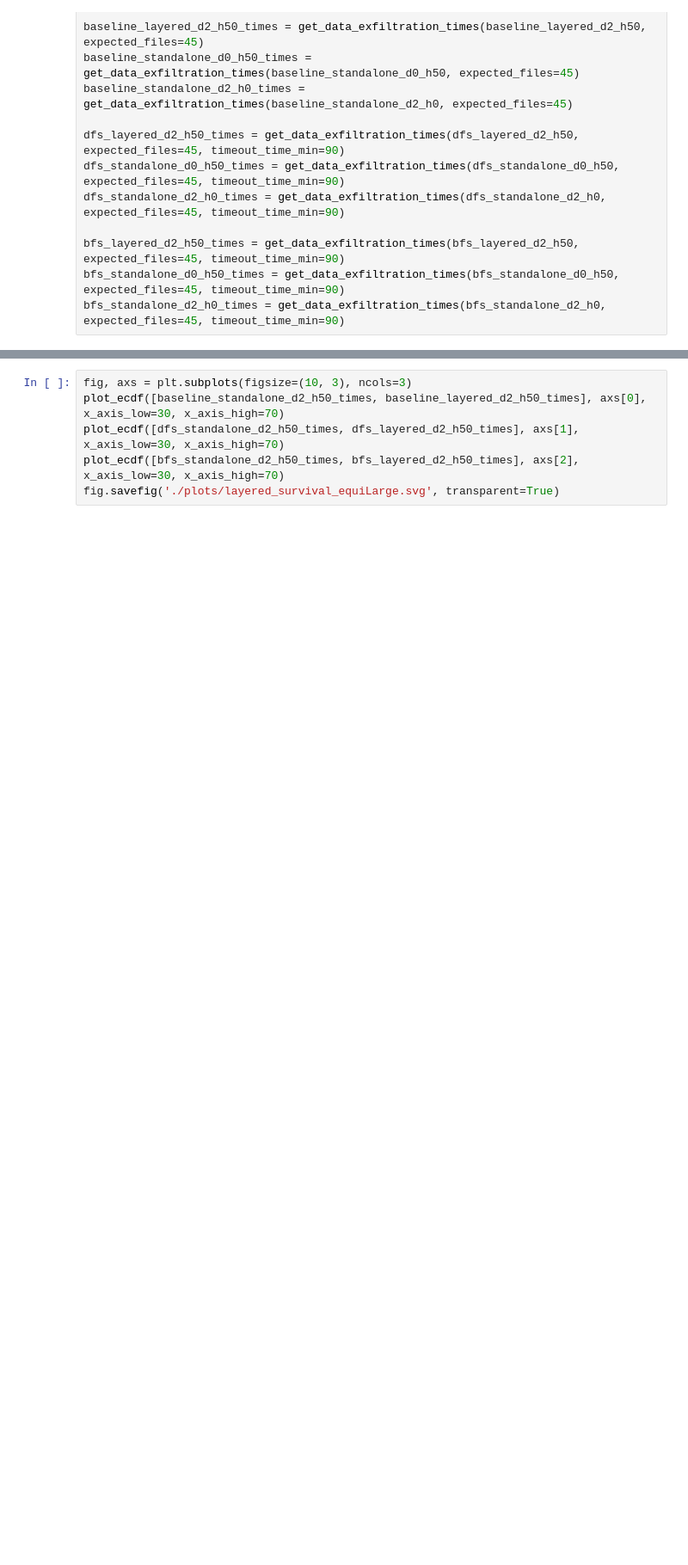
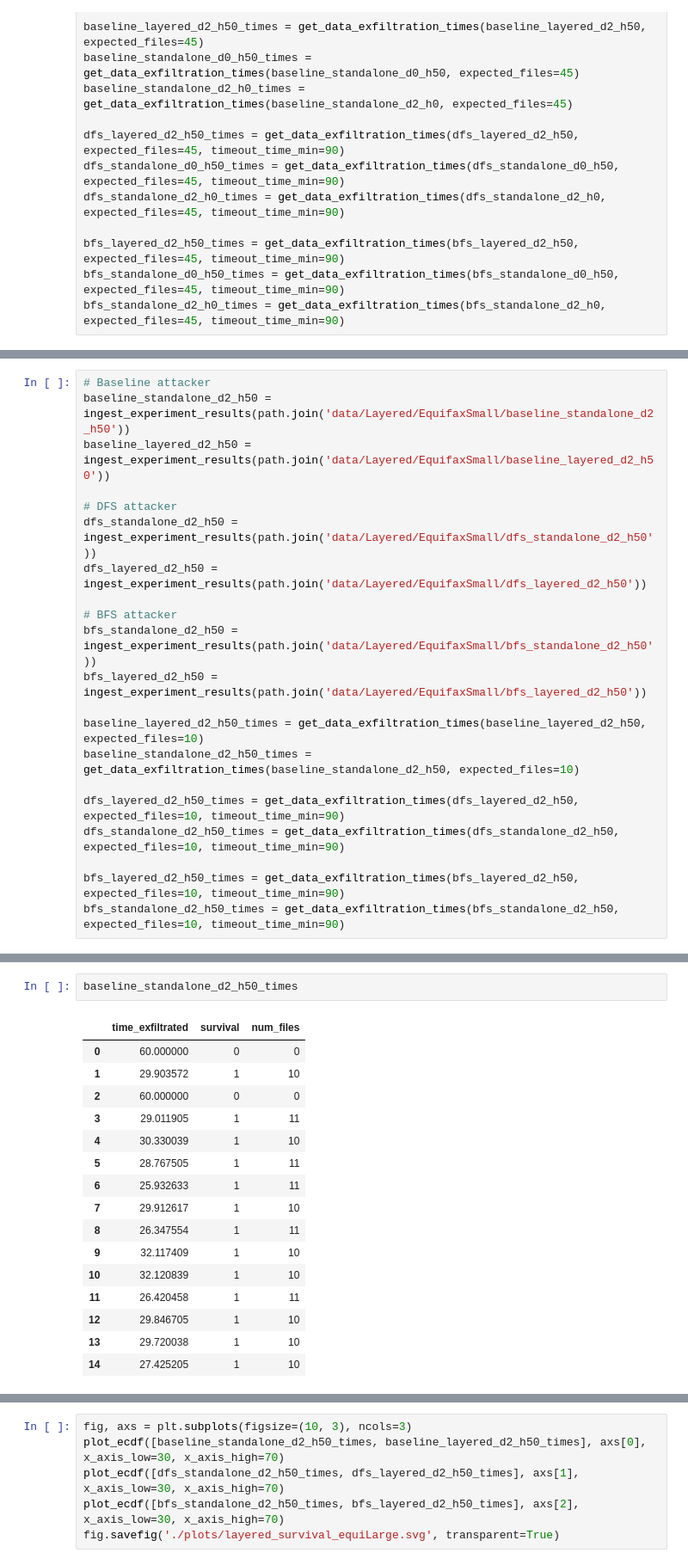
Before and after one commit to bsinger-cmu/perry, a Jupyter notebook: data_analysis/layered.ipynb, the cells around one changed output, grey strips where cells are left out. Shown at 86% size. Saved outputs shown, nothing was run; the diff lists cells and outputs as text; blank space fills up the shorter version.

```diff
--- a/data_analysis/layered.ipynb
+++ b/data_analysis/layered.ipynb
@@ -156,3 +156,24 @@ plot_survival([bfs_standalone_d2_h0_times, bfs_standalone_d0_h50_times, bfs_laye
 fig.savefig('./plots/layered_survival_equiLarge.svg', transparent=True)
 # %% [output]
 [drawing not drawn]
+# %%
+# Baseline attacker
+baseline_standalone_d2_h50 = ingest_experiment_results(path.join('data/Layered/EquifaxSmall/baseline_standalone_d2_h50'))
+baseline_layered_d2_h50 = ingest_experiment_results(path.join('data/Layered/EquifaxSmall/baseline_layered_d2_h50'))
+
+# DFS attacker
+dfs_standalone_d2_h50 = ingest_experiment_results(path.join('data/Layered/EquifaxSmall/dfs_standalone_d2_h50'))
+dfs_layered_d2_h50 = ingest_experiment_results(path.join('data/Layered/EquifaxSmall/dfs_layered_d2_h50'))
+
+# BFS attacker
+bfs_standalone_d2_h50 = ingest_experiment_results(path.join('data/Layered/EquifaxSmall/bfs_standalone_d2_h50'))
+bfs_layered_d2_h50 = ingest_experiment_results(path.join('data/Layered/EquifaxSmall/bfs_layered_d2_h50'))
+
+baseline_layered_d2_h50_times = get_data_exfiltration_times(baseline_layered_d2_h50, expected_files=10)
+baseline_standalone_d2_h50_times = get_data_exfiltration_times(baseline_standalone_d2_h50, expected_files=10)
+
+dfs_layered_d2_h50_times = get_data_exfiltration_times(dfs_layered_d2_h50, expected_files=10, timeout_time_min=90)
+dfs_standalone_d2_h50_times = get_data_exfiltration_times(dfs_standalone_d2_h50, expected_files=10, timeout_time_min=90)
+
+bfs_layered_d2_h50_times = get_data_exfiltration_times(bfs_layered_d2_h50, expected_files=10, timeout_time_min=90)
+bfs_standalone_d2_h50_times = get_data_exfiltration_times(bfs_standalone_d2_h50, expected_files=10, timeout_time_min=90)
@@ -159,3 +197,22 @@ fig.savefig('./plots/layered_survival_equiLarge.svg', transparent=True)
+# %%
+baseline_standalone_d2_h50_times
+# %% [output]
+|  | time_exfiltrated | survival | num_files |
+| 0 | 60.000000 | 0 | 0 |
+| 1 | 29.903572 | 1 | 10 |
+| 2 | 60.000000 | 0 | 0 |
+| 3 | 29.011905 | 1 | 11 |
+| 4 | 30.330039 | 1 | 10 |
+| 5 | 28.767505 | 1 | 11 |
+| 6 | 25.932633 | 1 | 11 |
+| 7 | 29.912617 | 1 | 10 |
+| 8 | 26.347554 | 1 | 11 |
+| 9 | 32.117409 | 1 | 10 |
+| 10 | 32.120839 | 1 | 10 |
+| 11 | 26.420458 | 1 | 11 |
+| 12 | 29.846705 | 1 | 10 |
+| 13 | 29.720038 | 1 | 10 |
+| 14 | 27.425205 | 1 | 10 |
 # %%
 # Baseline attacker
 baseline_standalone_d2_h50 = ingest_experiment_results(path.join('data/Layered/EquifaxLarge/baseline_standalone_d2_h50'))
```
Also changed, not shown: parts of 3 cells of this notebook, 59 other files.
